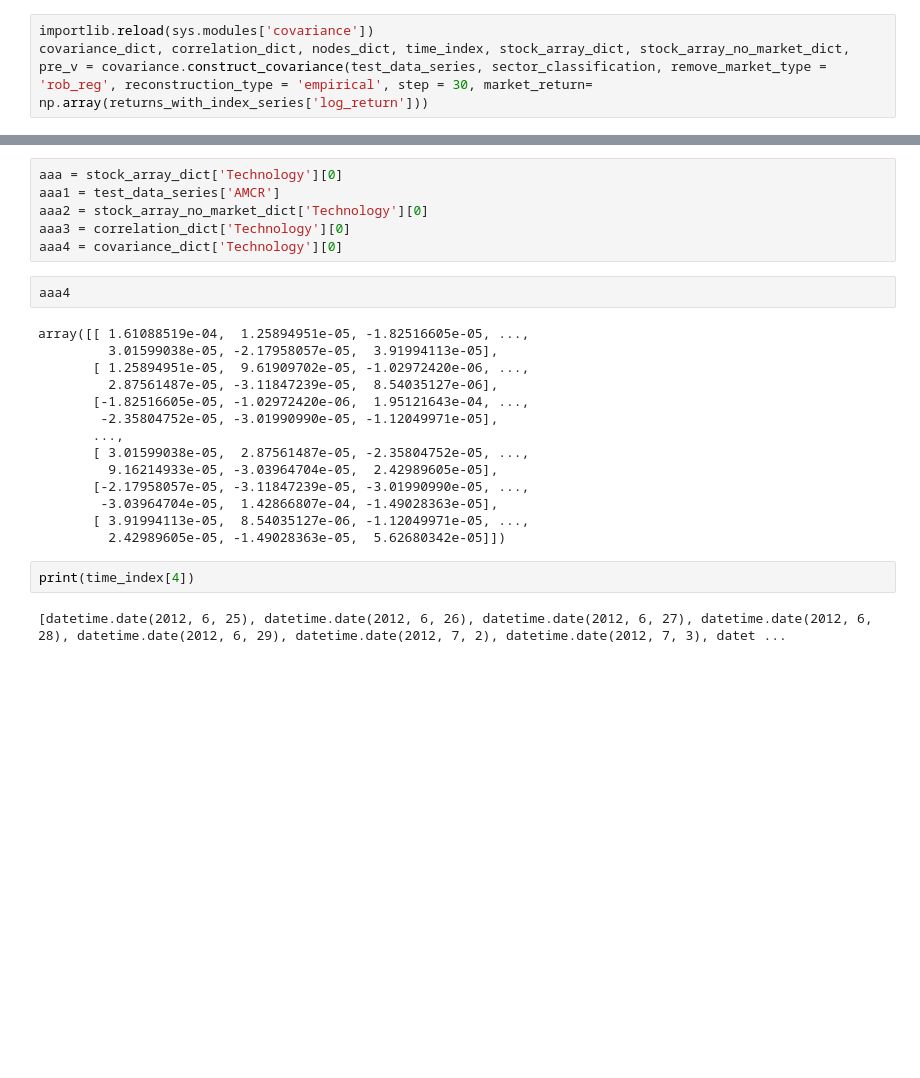
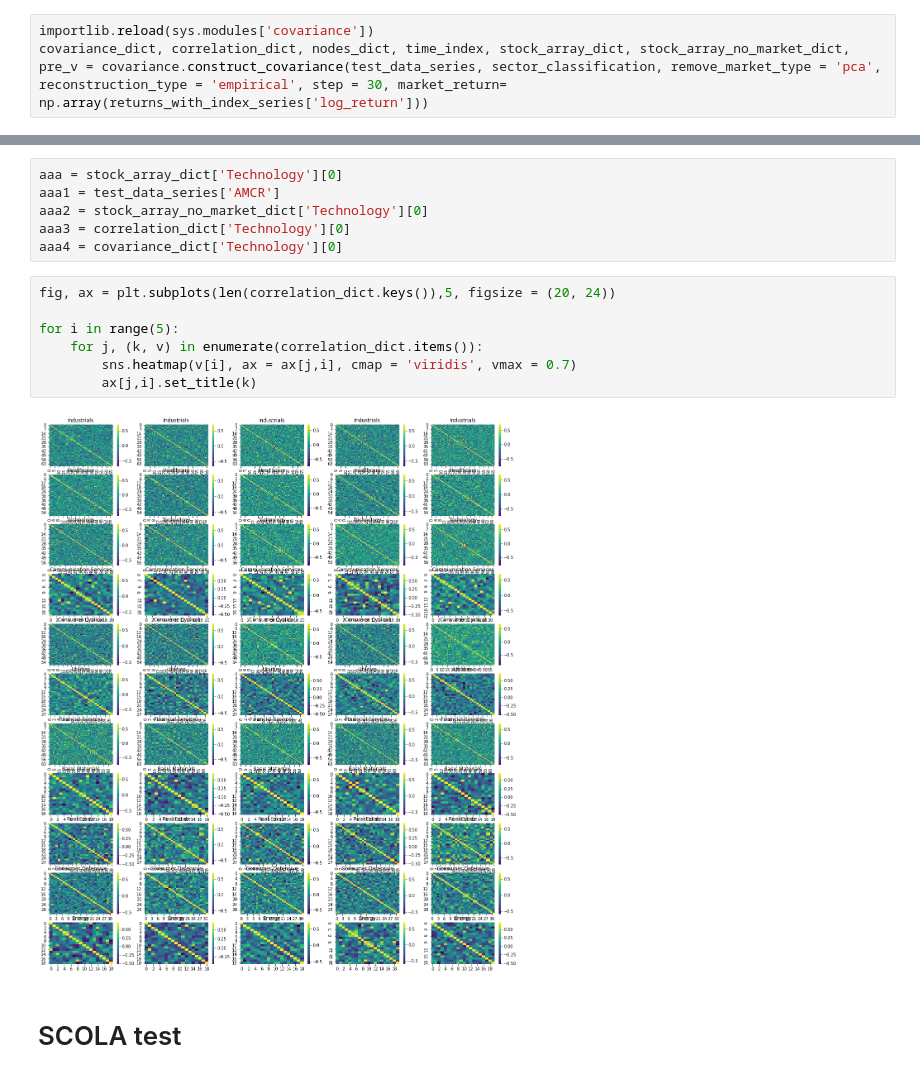
Before and after one commit to ragnarlevi/GTST, a Jupyter notebook: _Workbench/CovarianceEstimation.ipynb, the cells around one changed output, grey strips where cells are left out. Saved outputs shown, nothing was run; the diff lists cells and outputs as text; blank space fills up the shorter version.

```diff
--- a/_Workbench/CovarianceEstimation.ipynb
+++ b/_Workbench/CovarianceEstimation.ipynb
@@ -549,6 +530,6 @@ returns_with_index_series
 # %%
 importlib.reload(sys.modules['covariance'])
-covariance_dict, correlation_dict, nodes_dict, time_index, stock_array_dict, stock_array_no_market_dict, pre_v = covariance.construct_covariance(test_data_series, sector_classification, remove_market_type = 'rob_reg', reconstruction_type = 'empirical', step = 30, market_return= np.array(returns_with_index_series['log_return']))
+covariance_dict, correlation_dict, nodes_dict, time_index, stock_array_dict, stock_array_no_market_dict, pre_v = covariance.construct_covariance(test_data_series, sector_classification, remove_market_type = 'pca', reconstruction_type = 'empirical', step = 30, market_return= np.array(returns_with_index_series['log_return']))
 # %% [output]
 Industrials 0
 Healthcare 0
@@ -573,23 +554,14 @@ aaa1 = test_data_series['AMCR']
 aaa2 = stock_array_no_market_dict['Technology'][0]
 aaa3 = correlation_dict['Technology'][0]
 aaa4 = covariance_dict['Technology'][0]
-# %%
-aaa4
-# %% [output]
-array([[ 1.61088519e-04,  1.25894951e-05, -1.82516605e-05, ...,
-         3.01599038e-05, -2.17958057e-05,  3.91994113e-05],
-       [ 1.25894951e-05,  9.61909702e-05, -1.02972420e-06, ...,
-         2.87561487e-05, -3.11847239e-05,  8.54035127e-06],
-       [-1.82516605e-05, -1.02972420e-06,  1.95121643e-04, ...,
-        -2.35804752e-05, -3.01990990e-05, -1.12049971e-05],
-       ...,
-       [ 3.01599038e-05,  2.87561487e-05, -2.35804752e-05, ...,
-         9.16214933e-05, -3.03964704e-05,  2.42989605e-05],
-       [-2.17958057e-05, -3.11847239e-05, -3.01990990e-05, ...,
-        -3.03964704e-05,  1.42866807e-04, -1.49028363e-05],
-       [ 3.91994113e-05,  8.54035127e-06, -1.12049971e-05, ...,
-         2.42989605e-05, -1.49028363e-05,  5.62680342e-05]])
-# %%
-print(time_index[4])
-# %% [output]
-[datetime.date(2012, 6, 25), datetime.date(2012, 6, 26), datetime.date(2012, 6, 27), datetime.date(2012, 6, 28), datetime.date(2012, 6, 29), datetime.date(2012, 7, 2), datetime.date(2012, 7, 3), datet ...
+# %%
+fig, ax = plt.subplots(len(correlation_dict.keys()),5, figsize = (20, 24))
+
+for i in range(5):
+    for j, (k, v) in enumerate(correlation_dict.items()):
+        sns.heatmap(v[i], ax = ax[j,i], cmap = 'viridis', vmax = 0.7)
+        ax[j,i].set_title(k)
+# %% [output]
+[figure, added]
+# %% [markdown]
+# SCOLA test
```
Also changed, not shown: parts of 30 cells of this notebook, 16 other files.
